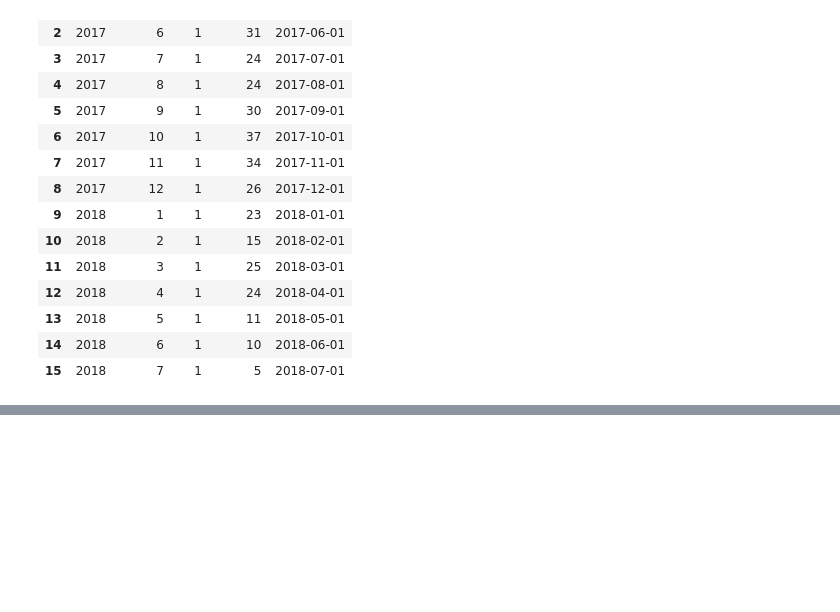
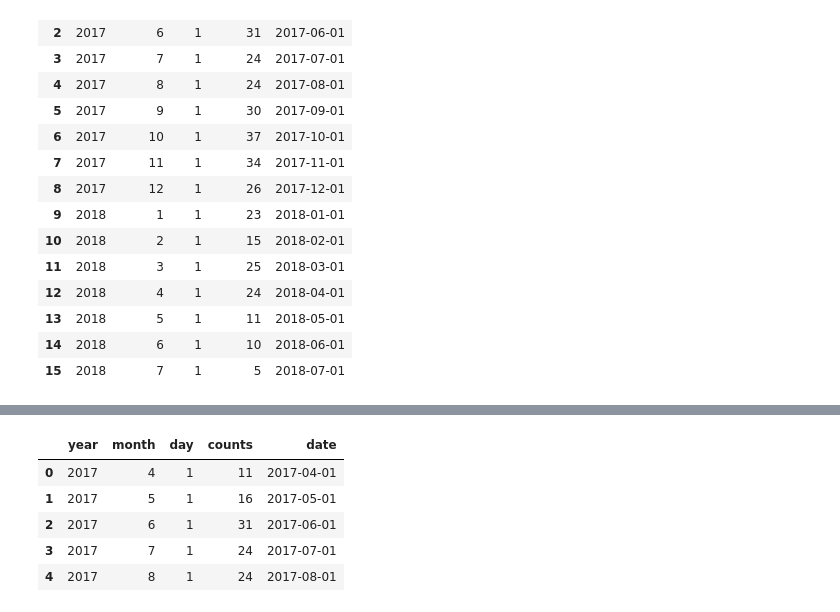
Before and after one commit to guoqi228/amazon_scraping_prototype, a Jupyter notebook: web_scraping_try2.ipynb, the cells around one changed output, grey strips where cells are left out. Drawn from its saved outputs; the diff is of its cells as text; code cells hidden in the pictures; blank space fills up the shorter version.

```diff
--- a/web_scraping_try2.ipynb
+++ b/web_scraping_try2.ipynb
@@ -398,0 +469,9 @@ HTML(html_pygal.format(pygal_render=monthly_review_series.render(is_unicode=True
+# %%
+monthly_reviews_counts.head()
+# %% [output]
+|  | year | month | day | counts | date |
+| 0 | 2017 | 4 | 1 | 11 | 2017-04-01 |
+| 1 | 2017 | 5 | 1 | 16 | 2017-05-01 |
+| 2 | 2017 | 6 | 1 | 31 | 2017-06-01 |
+| 3 | 2017 | 7 | 1 | 24 | 2017-07-01 |
+| 4 | 2017 | 8 | 1 | 24 | 2017-08-01 |
```
Also changed, not shown: parts of 36 cells of this notebook, 1 other file.
